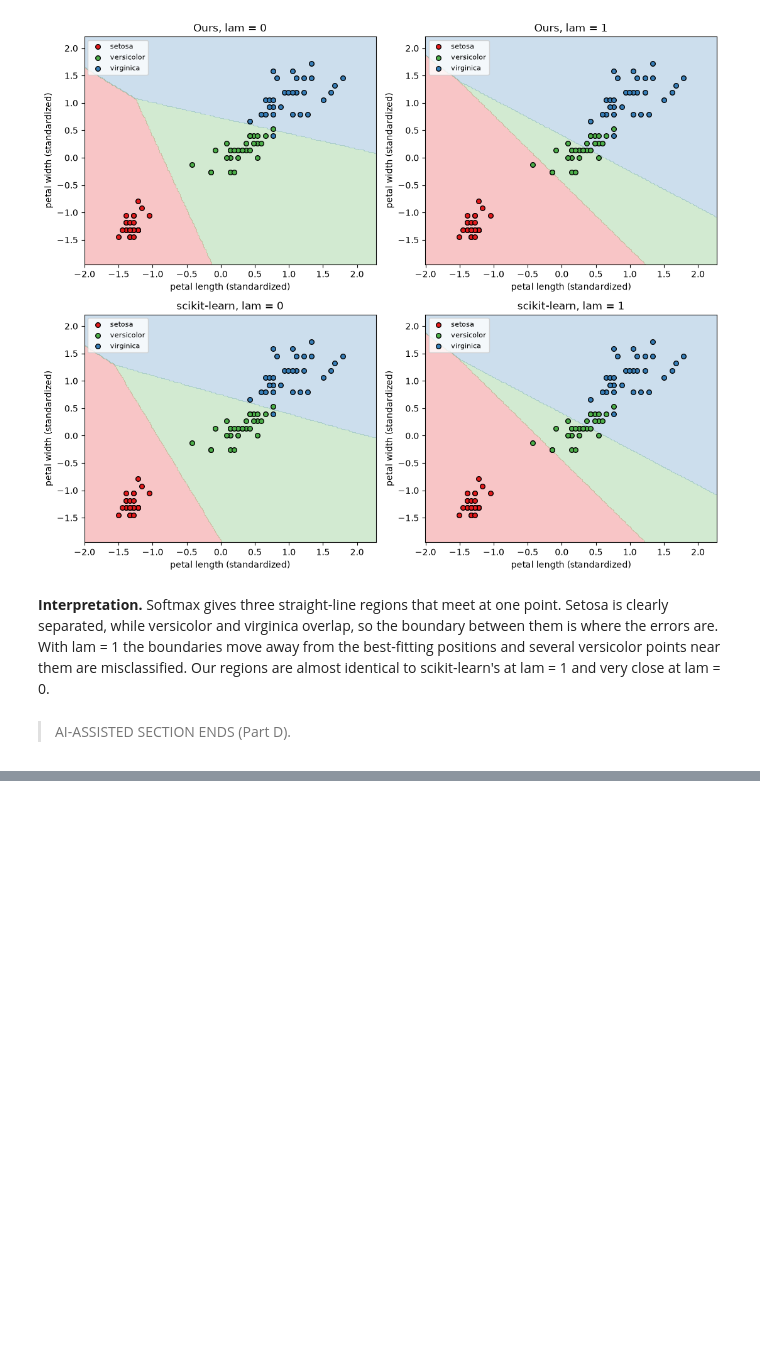
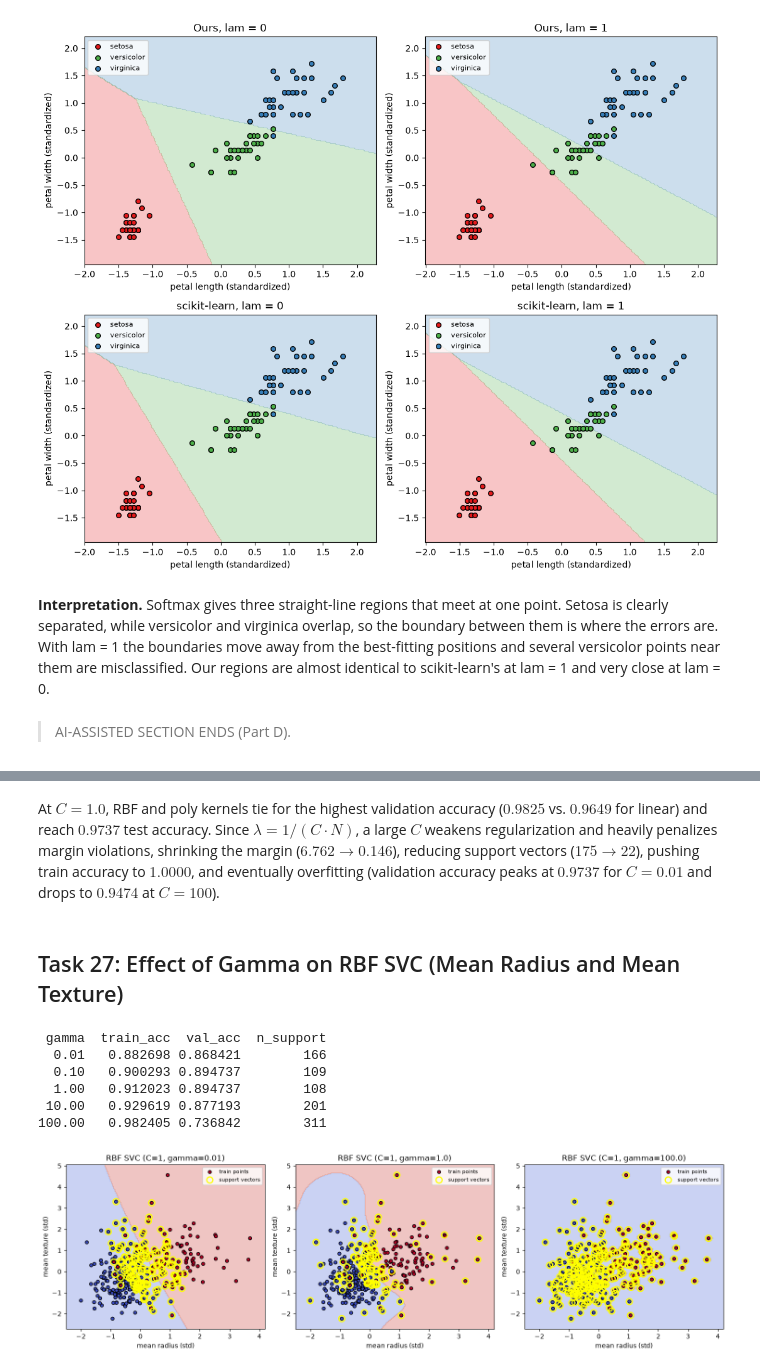
Before and after one commit to salmaselim77/intro-to-ml-assignment, a Jupyter notebook: assignment2.ipynb, the cells around one changed output, grey strips where cells are left out. Cells and saved outputs as stored; diff of their text form; code cells hidden in the pictures; blank space fills up the shorter version.

```diff
--- a/assignment2.ipynb
+++ b/assignment2.ipynb
@@ -1932,0 +2325,63 @@ plt.show()
+# %% [markdown]
+At $C = 1.0$, RBF and poly kernels tie for the highest validation accuracy ($0.9825$ vs. $0.9649$ for linear) and reach $0.9737$ test accuracy. Since $\lambda = 1/(C \cdot N)$, a large $C$ weakens regularization and heavily penalizes margin violations, shrinking the margin ($6.762 \to 0.146$), reducing support vectors ($175 \to 22$), pushing train accuracy to $1.0000$, and eventually overfitting (validation accuracy peaks at $0.9737$ for $C=0.01$ and drops to $0.9474$ at $C=100$).
+# %% [markdown]
+## Task 27: Effect of Gamma on RBF SVC (Mean Radius and Mean Texture)
+# %%
+idx_rt = [
+    list(bc.feature_names).index("mean radius"),
+    list(bc.feature_names).index("mean texture"),
+]
+sc_rt = Standardizer().fit(X_tr_bc[:, idx_rt])
+X_tr_rt = sc_rt.transform(X_tr_bc[:, idx_rt])
+X_va_rt = sc_rt.transform(X_va_bc[:, idx_rt])
+
+gammas_27 = [0.01, 0.1, 1.0, 10.0, 100.0]
+rows_27 = []
+models_27 = {}
+for g_val in gammas_27:
+    clf_g = SVC(kernel="rbf", C=1.0, gamma=g_val).fit(X_tr_rt, y_tr_bc)
+    models_27[g_val] = clf_g
+    rows_27.append({
+        "gamma": g_val,
+        "train_acc": accuracy(y_tr_bc, clf_g.predict(X_tr_rt)),
+        "val_acc": accuracy(y_va_bc, clf_g.predict(X_va_rt)),
+        "n_support": int(clf_g.n_support_.sum()),
+    })
+
+print(pd.DataFrame(rows_27).to_string(index=False))
+
+plot_gammas = [0.01, 1.0, 100.0]
+x_min, x_max = X_tr_rt[:, 0].min() - 0.5, X_tr_rt[:, 0].max() + 0.5
+y_min, y_max = X_tr_rt[:, 1].min() - 0.5, X_tr_rt[:, 1].max() + 0.5
+xx, yy = np.meshgrid(np.linspace(x_min, x_max, 200), np.linspace(y_min, y_max, 200))
+grid_pts = np.c_[xx.ravel(), yy.ravel()]
+
+fig, axes = plt.subplots(1, 3, figsize=(15, 4.5))
+for ax, g_val in zip(axes, plot_gammas):
+    clf_g = models_27[g_val]
+    zz = clf_g.predict(grid_pts).reshape(xx.shape)
+    ax.contourf(xx, yy, zz, alpha=0.3, cmap="coolwarm")
+    ax.scatter(
+        X_tr_rt[:, 0], X_tr_rt[:, 1], c=y_tr_bc, cmap="coolwarm", edgecolors="k", s=25,
+        label="train points"
+    )
+    sv_pts = clf_g.support_vectors_
+    ax.scatter(
+        sv_pts[:, 0], sv_pts[:, 1], s=90, facecolors="none", edgecolors="yellow",
+        linewidths=1.8, label="support vectors"
+    )
+    ax.set_title(f"RBF SVC (C=1, gamma={g_val})")
+    ax.set_xlabel("mean radius (std)")
+    ax.set_ylabel("mean texture (std)")
+    ax.legend(loc="upper right", fontsize=8)
+
+plt.tight_layout()
+plt.show()
+# %% [output]
+ gamma  train_acc  val_acc  n_support
+  0.01   0.882698 0.868421        166
+  0.10   0.900293 0.894737        109
+  1.00   0.912023 0.894737        108
+ 10.00   0.929619 0.877193        201
+100.00   0.982405 0.736842        311
+[figure, added]
```
Also changed, not shown: parts of 19 cells of this notebook.
